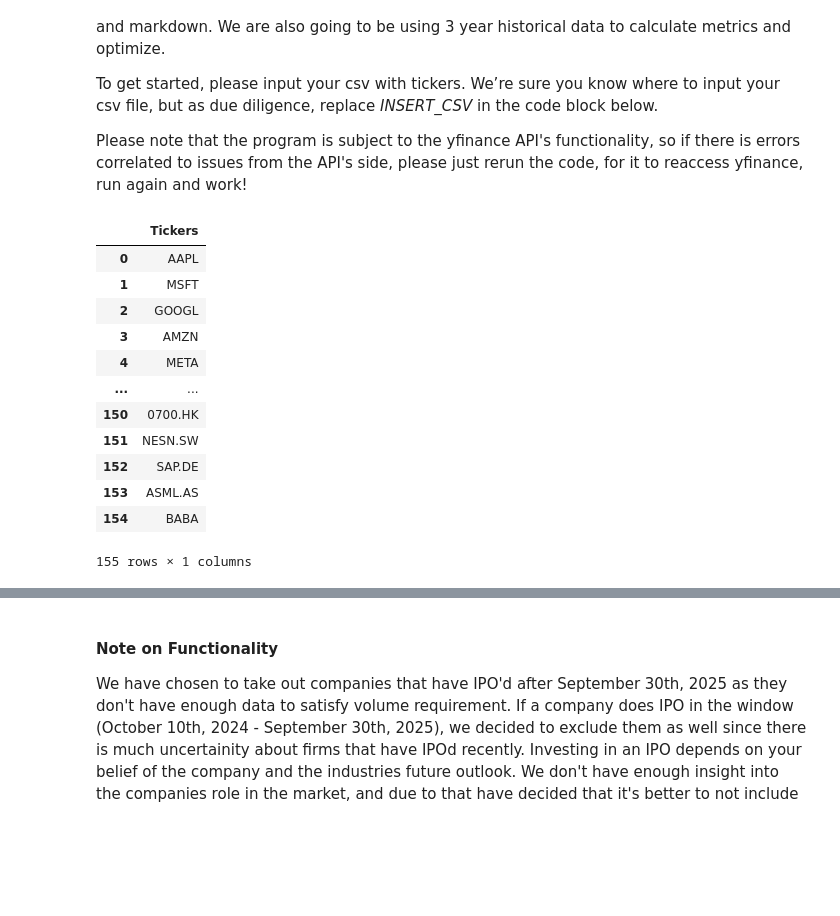
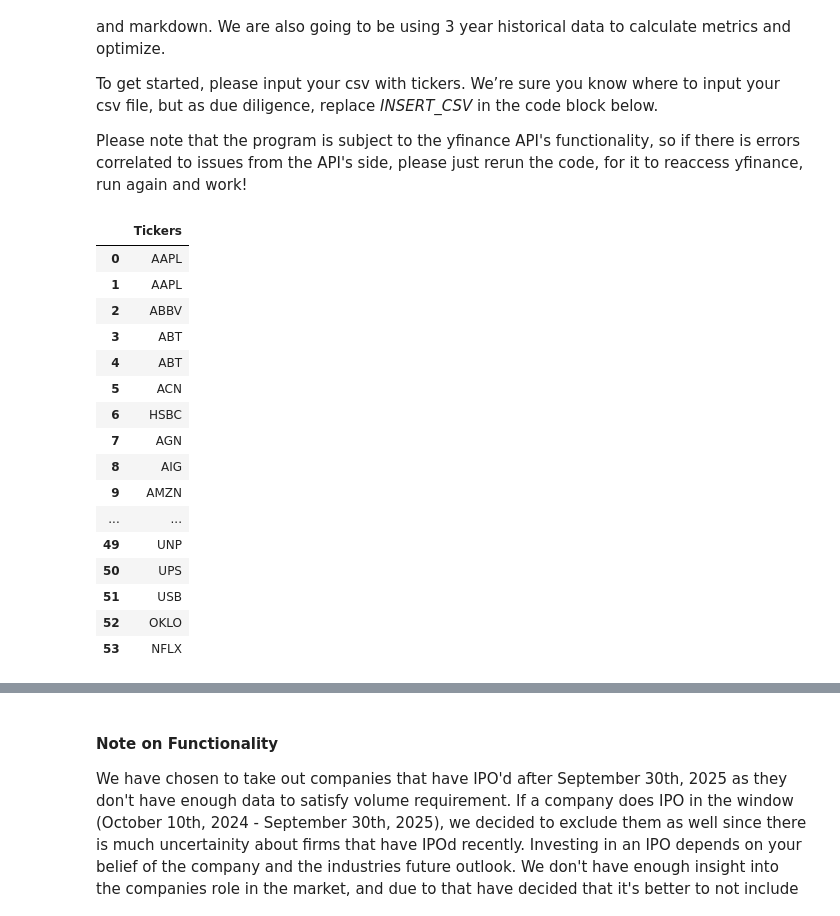
Before and after one commit to aadya-khanna/cfm-team-assignment, a Jupyter notebook: Team_14_Assignment.ipynb, the cells around one changed output, grey strips where cells are left out. Saved outputs shown, nothing was run; the diff lists cells and outputs as text; code cells hidden in the pictures; blank space fills up the shorter version.

```diff
--- a/Team_14_Assignment.ipynb
+++ b/Team_14_Assignment.ipynb
@@ -47,22 +47,26 @@ To get started, please input your csv with tickers. We’re sure you know where
 Please note that the program is subject to the yfinance API's functionality, so if there is errors correlated to issues from the API's side, please just rerun the code, for it to reaccess yfinance, run again and work!
 # %%
 
-input_tickers = pd.read_csv("INSERT_CSV_HERE", names=['Tickers']) #OR any other CSV file with tickers in it
+input_tickers = pd.read_csv("Tickers_Example.csv", names=['Tickers']) #OR any other CSV file with tickers in it
 input_tickers
 # %% [output]
 |  | Tickers |
 | 0 | AAPL |
-| 1 | MSFT |
-| 2 | GOOGL |
-| 3 | AMZN |
-| 4 | META |
+| 1 | AAPL |
+| 2 | ABBV |
+| 3 | ABT |
+| 4 | ABT |
+| 5 | ACN |
+| 6 | HSBC |
+| 7 | AGN |
+| 8 | AIG |
+| 9 | AMZN |
 | ... | ... |
-| 150 | 0700.HK |
-| 151 | NESN.SW |
-| 152 | SAP.DE |
-| 153 | ASML.AS |
-| 154 | BABA |
+| 49 | UNP |
+| 50 | UPS |
+| 51 | USB |
+| 52 | OKLO |
+| 53 | NFLX |
-155 rows × 1 columns
 # %%
 ## PRELIMINARY DATA PROCESSING
 ## AND INPUT PROCESSING
```
Also changed, not shown: parts of 15 cells of this notebook, 2 other files.
